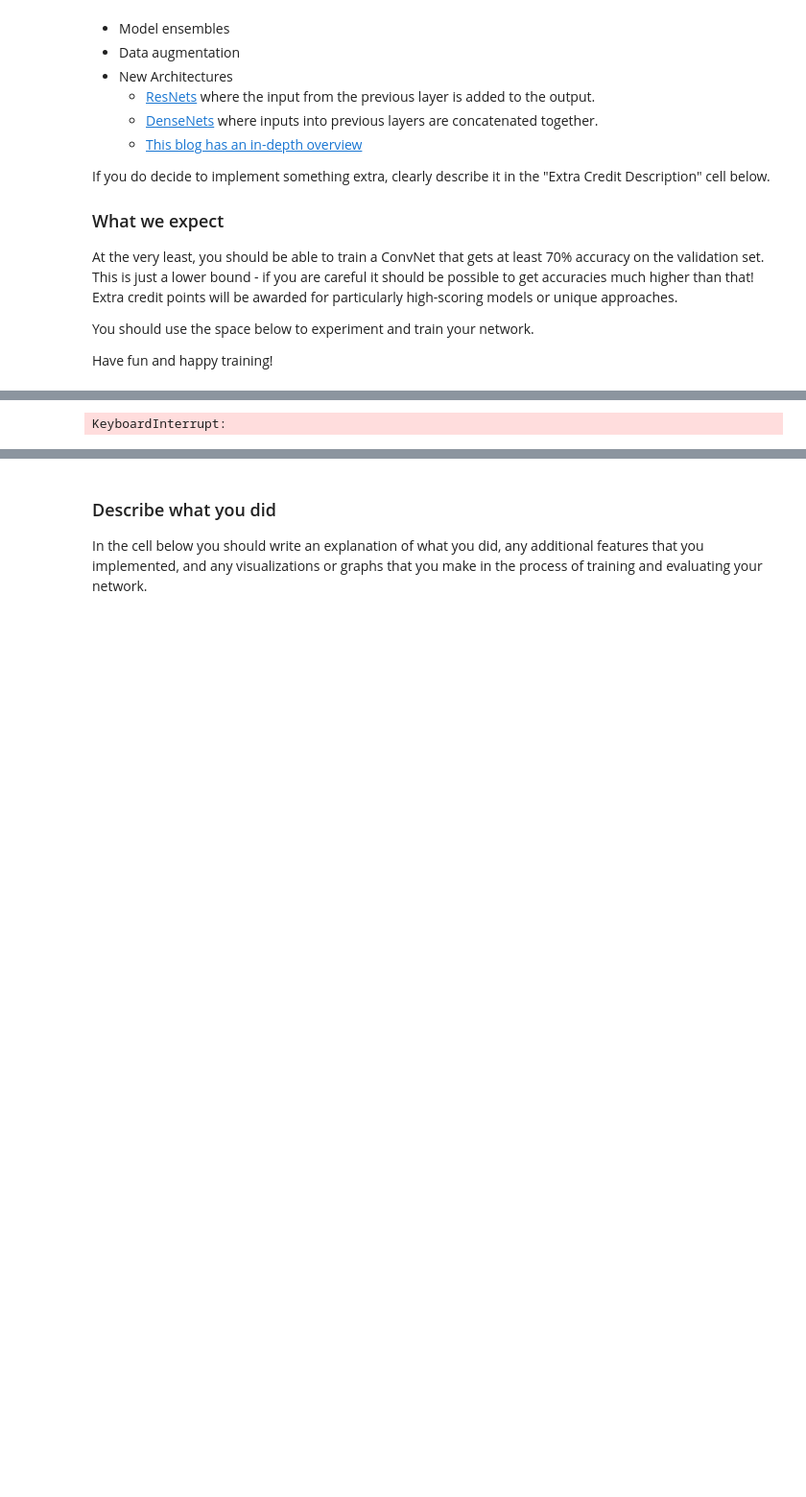
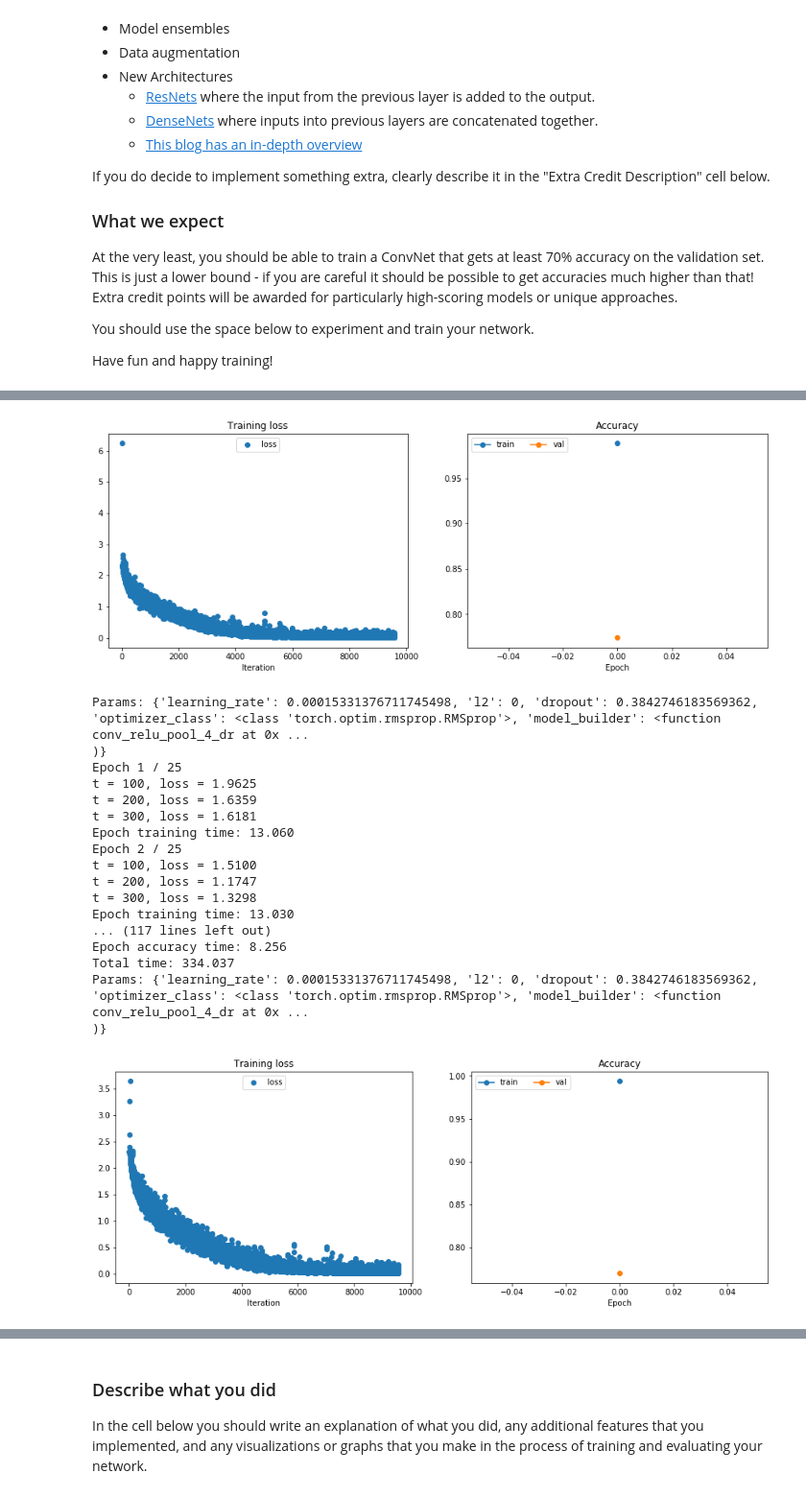
Before and after one commit to mduszyk/cs231n, a Jupyter notebook: assignment2/PyTorch.ipynb, the cells around one changed output, grey strips where cells are left out. Shown at 96% size. Saved outputs shown, nothing was run; the diff lists cells and outputs as text; code cells hidden in the pictures; blank space fills up the shorter version.

```diff
--- a/assignment2/PyTorch.ipynb
+++ b/assignment2/PyTorch.ipynb
@@ -435,11 +435,13 @@ from cs231n import hparam_search, plot_utils, models
 %load_ext autoreload
 %autoreload 2
 
+loader_train = DataLoader(cifar10_train, batch_size=128, sampler=ChunkSampler(NUM_TRAIN, 0))
+loader_val = DataLoader(cifar10_val, batch_size=128, sampler=ChunkSampler(NUM_VAL, NUM_TRAIN))
 
 grid_params = hparam_search.grid_layout({
-    "learning_rate": [1e-3],
-    "l2": [0, 1e-3, 1e-2, 1e-1],
-    "dropout": [0.5],
+    "learning_rate": [0.00015331376711745498, 2e-4, 0.00027762985191595076, 4e-4, 0.0005441844914295301, 6e-4, 7e-4],
+    "l2": [0, 3.2862408041294504e-05, 6.670482581523959e-05, 9.703458981971375e-05, 1e-4],
+    "dropout": [0.3, 0.3842746183569362, 0.43443025833580695, 0.5013790481298508, 0.6701267471058839],
     "optimizer_class": [optim.RMSprop],
     "model_builder": [models.conv_relu_pool_4_dr],
     "loss_fn": [nn.CrossEntropyLoss().type(gpu_dtype)]
@@ -448,15 +450,18 @@ grid_params = hparam_search.grid_layout({
 random_params = hparam_search.random_layout({
     "learning_rate": lambda: 10 ** np.random.uniform(-6, 1),
     "l2": lambda: 10 ** np.random.uniform(-5, 0),
-    "dropout": lambda: np.random(-1, 0)
-}, n=1)
+    "dropout": lambda: np.random.uniform(0, 1)
+}, n=50)
 
 mix_params = hparam_search.grid_layout({
+    "optimizer_class": [optim.RMSprop],
+    "model_builder": [models.conv_relu_pool_4_dr],
+    "loss_fn": [nn.CrossEntropyLoss().type(gpu_dtype)],
     "optimizer_class": [optim.RMSprop],
     "params": random_params
 })
 
-num_epochs = 1
+num_epochs = 25
 
 for params in grid_params:
 #for params in random_params:
@@ -467,7 +472,7 @@ for params in grid_params:
     #params = params["params"]
 
     model = model_builder(dropout=params["dropout"])
-    model_name = model_builder.__name__
+    model_name = str(model_builder.__name__)
     model = model.type(gpu_dtype)
     #model.apply(reset)
 
@@ -475,18 +480,24 @@ for params in grid_params:
     #optimizer = optim.RMSprop(model.parameters(), lr=params["learning_rate"], weight_decay=params["l2"])
     optimizer = optimizer_class(model.parameters(), lr=params["learning_rate"], weight_decay=params["l2"])
 
+    print("Params: %s" % params)
     train_result = train(model, loss_fn, optimizer, num_epochs=num_epochs, trace_acc=False)
     print("Params: %s" % params)
 
     t = datetime.utcnow().isoformat()
     val_acc = train_result["val_acc"][-1] * 100
+
     plot_path = "training-results/%s_%.2f_%s.png" % (model_name, val_acc, t)
     plot_utils.plot_learning_curves(save_path=plot_path, **train_result)
+
+    params_str = {}
+    for key, val in params.items():
+        params_str[key] = str(val)
     result = {
         "loss": str(loss_fn.__class__),
         "optimizer": str(optimizer.__class__),
         "num_epochs": num_epochs,
-        "params": params,
+        "params": params_str,
         "train_result": train_result,
         "model_name": model_name
     }
@@ -508 +525,19 @@ Epoch training time: 1425.446
+[figure, added]
-KeyboardInterrupt:
+Params: {'learning_rate': 0.00015331376711745498, 'l2': 0, 'dropout': 0.3842746183569362, 'optimizer_class': <class 'torch.optim.rmsprop.RMSprop'>, 'model_builder': <function conv_relu_pool_4_dr at 0x ...
+)}
+Epoch 1 / 25
+t = 100, loss = 1.9625
+t = 200, loss = 1.6359
+t = 300, loss = 1.6181
+Epoch training time: 13.060
+Epoch 2 / 25
+t = 100, loss = 1.5100
+t = 200, loss = 1.1747
+t = 300, loss = 1.3298
+Epoch training time: 13.030
+... (117 lines left out)
+Epoch accuracy time: 8.256
+Total time: 334.037
+Params: {'learning_rate': 0.00015331376711745498, 'l2': 0, 'dropout': 0.3842746183569362, 'optimizer_class': <class 'torch.optim.rmsprop.RMSprop'>, 'model_builder': <function conv_relu_pool_4_dr at 0x ...
+)}
+[figure, added]
```
Also changed, not shown: parts of 1 cell of this notebook.
